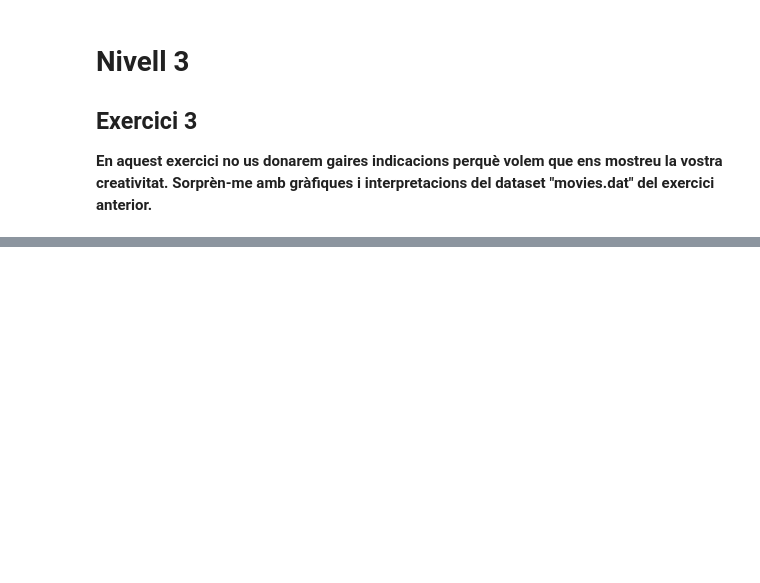
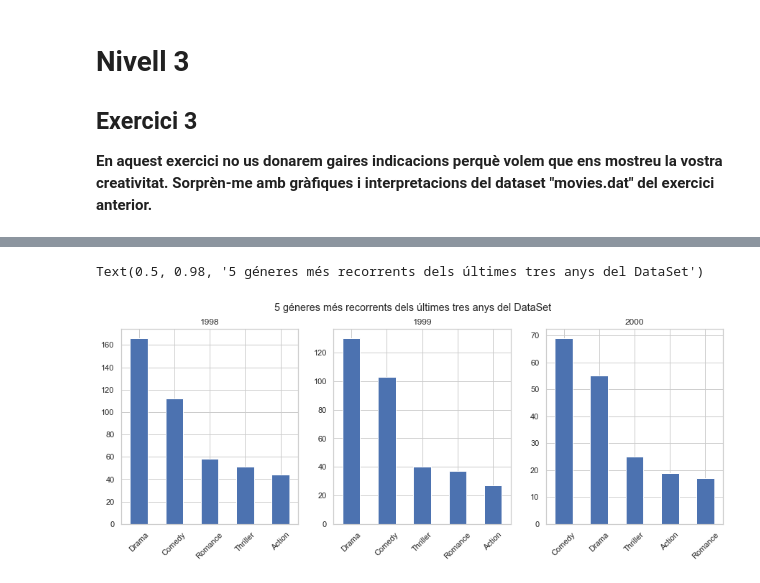
Before and after one commit to Dapina28/Visualitzaci-gr-fica-de-M-ltiples-variables, a Jupyter notebook: S03 T02 Visualitzacio grafica de Multiples variables.ipynb, the cells around one changed output, grey strips where cells are left out. Drawn from its saved outputs; the diff is of its cells as text; code cells hidden in the pictures; blank space fills up the shorter version.

```diff
--- a/S03 T02 Visualitzacio grafica de Multiples variables.ipynb
+++ b/S03 T02 Visualitzacio grafica de Multiples variables.ipynb
@@ -331,0 +393,22 @@ AttributeError: module 'seaborn' has no attribute 'histplot'
+# %%
+fig = plt.figure(figsize=(15,5))
+
+ax1 = fig.add_subplot(1, 3, 1)
+plt.title('1998')
+genres.iloc[-3].sort_values(ascending=False).iloc[:5].plot(kind ='bar')
+plt.xticks(rotation=45)
+
+ax2 = fig.add_subplot(1, 3, 2)
+plt.title('1999')
+genres.iloc[-2].sort_values(ascending=False).iloc[:5].plot(kind='bar')
+plt.xticks(rotation=45)
+
+ax2 = fig.add_subplot(1, 3, 3)
+plt.title('2000')
+genres.iloc[-1].sort_values(ascending=False).iloc[:5].plot(kind='bar')
+plt.xticks(rotation=45)
+
+fig.suptitle('5 géneres més recorrents dels últimes tres anys del DataSet')
+# %% [output]
+Text(0.5, 0.98, '5 géneres més recorrents dels últimes tres anys del DataSet')
+[figure, added]
```
Also changed, not shown: parts of 17 cells of this notebook.
